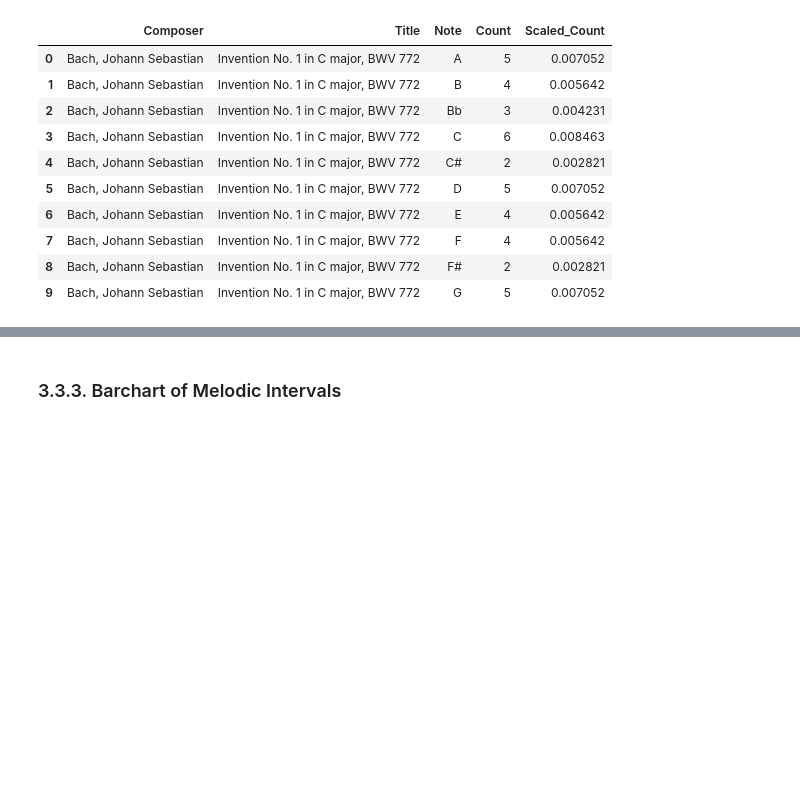
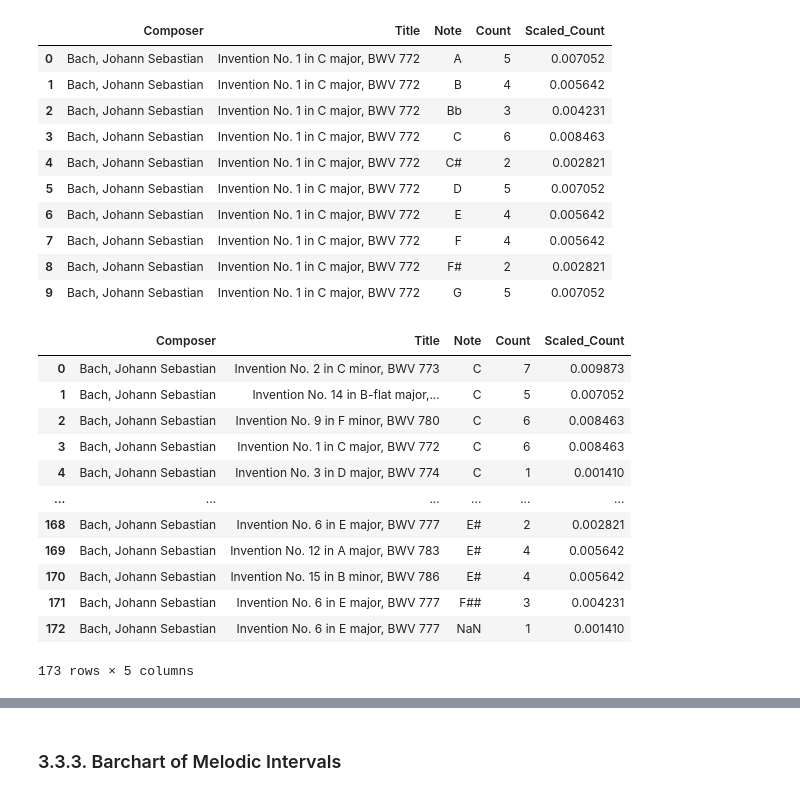
Before and after one commit to RichardFreedman/Encoding_Music_Notebooks_Data, a Jupyter notebook: 08_CRIM_Intervals_Duos.ipynb, the cells around one changed output, grey strips where cells are left out. Cells and saved outputs as stored; diff of their text form; code cells hidden in the pictures; blank space fills up the shorter version.

```diff
--- a/08_CRIM_Intervals_Duos.ipynb
+++ b/08_CRIM_Intervals_Duos.ipynb
@@ -838,5 +857,26 @@ corpus_note_counts_grouped.head(10)
 | 7 | Bach, Johann Sebastian | Invention No. 1 in C major, BWV 772 | F | 4 | 0.005642 |
 | 8 | Bach, Johann Sebastian | Invention No. 1 in C major, BWV 772 | F# | 2 | 0.002821 |
 | 9 | Bach, Johann Sebastian | Invention No. 1 in C major, BWV 772 | G | 5 | 0.007052 |
+# %%
+# categorical sorting:  'fifths' or 'chromatic'
+pitch_class_order = fifths
+
+corpus_note_counts_grouped['Note'] = pd.Categorical(corpus_note_counts_grouped['Note'], categories=pitch_class_order, ordered=True)
+corpus_note_counts_grouped_sorted = corpus_note_counts_grouped.sort_values('Note').reset_index(drop=True)
+corpus_note_counts_grouped_sorted
+# %% [output]
+|  | Composer | Title | Note | Count | Scaled_Count |
+| 0 | Bach, Johann Sebastian | Invention No. 2 in C minor, BWV 773 | C | 7 | 0.009873 |
+| 1 | Bach, Johann Sebastian | Invention No. 14 in B-flat major,... | C | 5 | 0.007052 |
+| 2 | Bach, Johann Sebastian | Invention No. 9 in F minor, BWV 780 | C | 6 | 0.008463 |
+| 3 | Bach, Johann Sebastian | Invention No. 1 in C major, BWV 772 | C | 6 | 0.008463 |
+| 4 | Bach, Johann Sebastian | Invention No. 3 in D major, BWV 774 | C | 1 | 0.001410 |
+| ... | ... | ... | ... | ... | ... |
+| 168 | Bach, Johann Sebastian | Invention No. 6 in E major, BWV 777 | E# | 2 | 0.002821 |
+| 169 | Bach, Johann Sebastian | Invention No. 12 in A major, BWV 783 | E# | 4 | 0.005642 |
+| 170 | Bach, Johann Sebastian | Invention No. 15 in B minor, BWV 786 | E# | 4 | 0.005642 |
+| 171 | Bach, Johann Sebastian | Invention No. 6 in E major, BWV 777 | F## | 3 | 0.004231 |
+| 172 | Bach, Johann Sebastian | Invention No. 6 in E major, BWV 777 | NaN | 1 | 0.001410 |
+173 rows × 5 columns
 # %%
 
```
Also changed, not shown: parts of 8 cells of this notebook, 2 other files.
